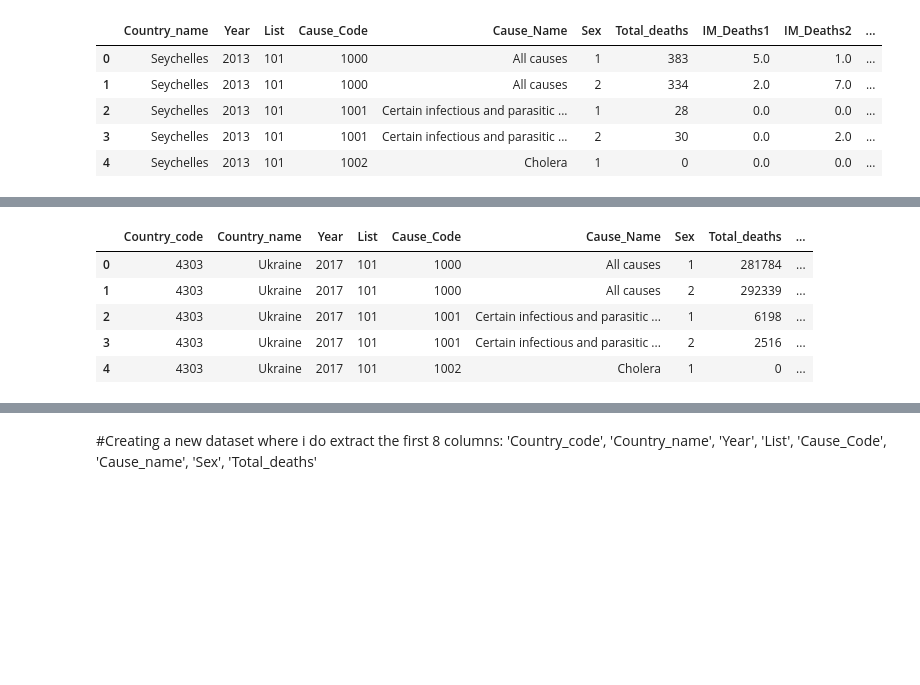
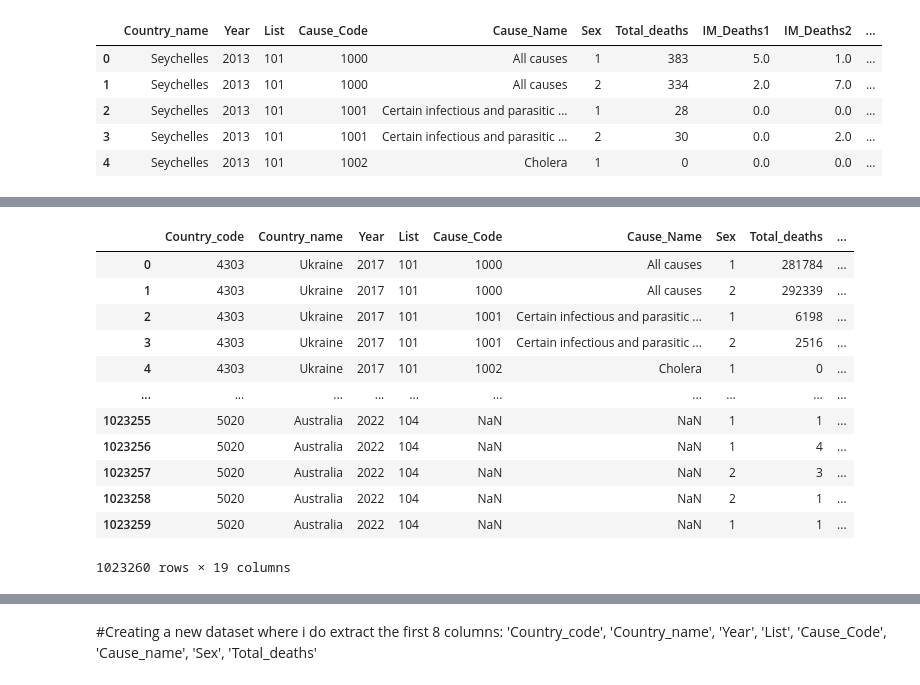
Before and after one commit to feLLpe04/Project3, a Jupyter notebook: cleaneddata/Research_Questions_1.ipynb, the cells around one changed output, grey strips where cells are left out. Saved outputs shown, nothing was run; the diff lists cells and outputs as text; code cells hidden in the pictures; blank space fills up the shorter version.

```diff
--- a/cleaneddata/Research_Questions_1.ipynb
+++ b/cleaneddata/Research_Questions_1.ipynb
@@ -1091,10 +1129,17 @@ part4_df.head()
 # %%
 #Printing part5_df to check the columns
-part5_df.head()
+part5_df
 # %% [output]
 |  | Country_code | Country_name | Year | List | Cause_Code | Cause_Name | Sex | Total_deaths | ... |
 | 0 | 4303 | Ukraine | 2017 | 101 | 1000 | All causes | 1 | 281784 | ... |
 | 1 | 4303 | Ukraine | 2017 | 101 | 1000 | All causes | 2 | 292339 | ... |
 | 2 | 4303 | Ukraine | 2017 | 101 | 1001 | Certain infectious and parasitic ... | 1 | 6198 | ... |
 | 3 | 4303 | Ukraine | 2017 | 101 | 1001 | Certain infectious and parasitic ... | 2 | 2516 | ... |
 | 4 | 4303 | Ukraine | 2017 | 101 | 1002 | Cholera | 1 | 0 | ... |
+| ... | ... | ... | ... | ... | ... | ... | ... | ... | ... |
+| 1023255 | 5020 | Australia | 2022 | 104 | NaN | NaN | 1 | 1 | ... |
+| 1023256 | 5020 | Australia | 2022 | 104 | NaN | NaN | 1 | 4 | ... |
+| 1023257 | 5020 | Australia | 2022 | 104 | NaN | NaN | 2 | 3 | ... |
+| 1023258 | 5020 | Australia | 2022 | 104 | NaN | NaN | 2 | 1 | ... |
+| 1023259 | 5020 | Australia | 2022 | 104 | NaN | NaN | 1 | 1 | ... |
+1023260 rows × 19 columns
```
Also changed, not shown: parts of 16 cells of this notebook, 6 other files.
